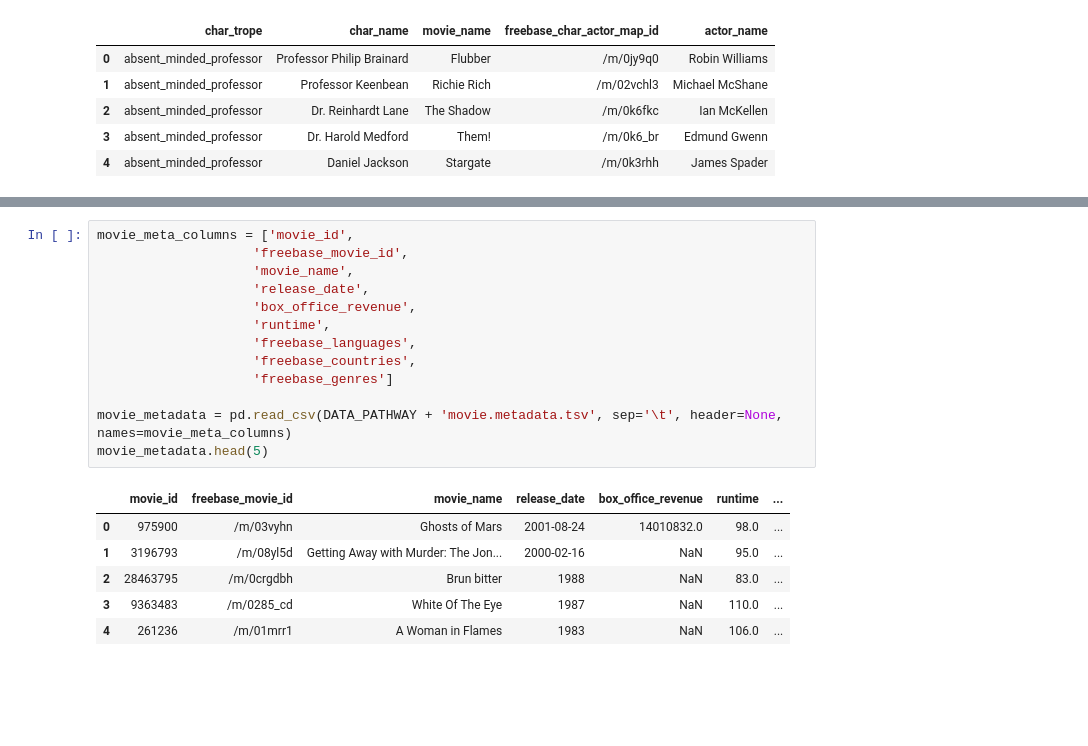
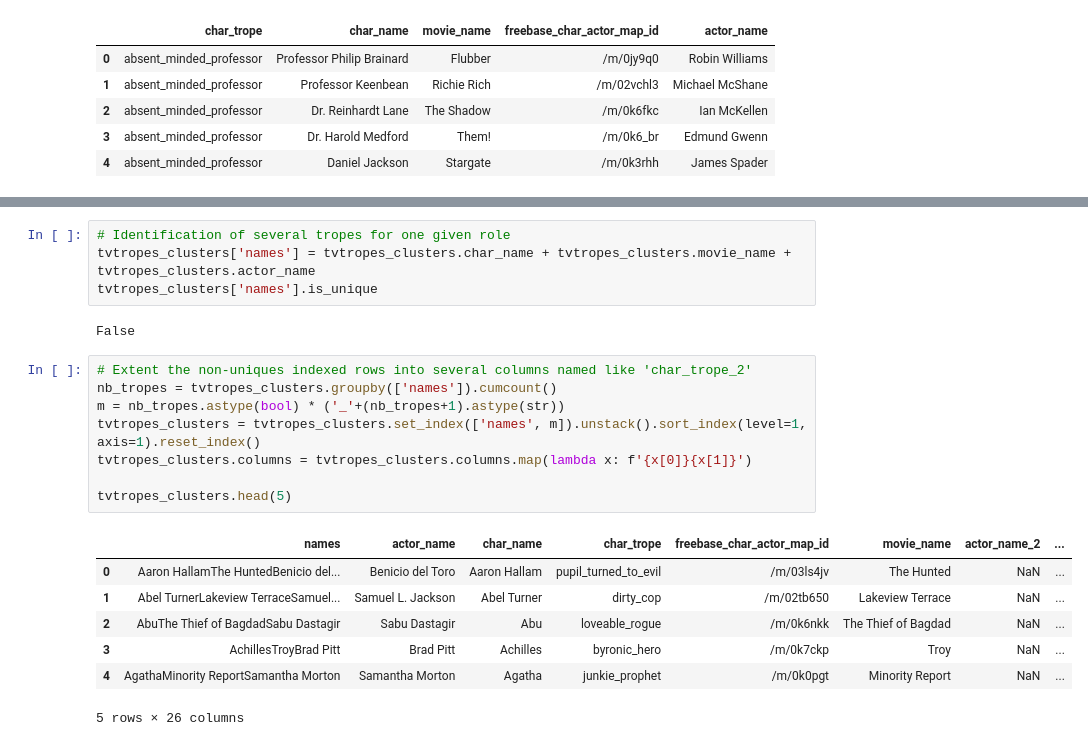
Before and after one commit to epfl-ada/ada-2022-project-adlucere2022, a Jupyter notebook: InitialDataExploration_Raph.ipynb, the cells around one changed output, grey strips where cells are left out. Cells and saved outputs as stored; diff of their text form; blank space fills up the shorter version.

```diff
--- a/InitialDataExploration_Raph.ipynb
+++ b/InitialDataExploration_Raph.ipynb
@@ -103,20 +129,22 @@ char_metadata.head(5)
-# %%
-movie_meta_columns = ['movie_id',
-                    'freebase_movie_id',
-                    'movie_name',
-                    'release_date',
-                    'box_office_revenue',
-                    'runtime',
-                    'freebase_languages',
-                    'freebase_countries',
-                    'freebase_genres']
-
-movie_metadata = pd.read_csv(DATA_PATHWAY + 'movie.metadata.tsv', sep='\t', header=None, names=movie_meta_columns)
-movie_metadata.head(5)
-# %% [output]
-|  | movie_id | freebase_movie_id | movie_name | release_date | box_office_revenue | runtime | ... |
-| 0 | 975900 | /m/03vyhn | Ghosts of Mars | 2001-08-24 | 14010832.0 | 98.0 | ... |
-| 1 | 3196793 | /m/08yl5d | Getting Away with Murder: The Jon... | 2000-02-16 | NaN | 95.0 | ... |
-| 2 | 28463795 | /m/0crgdbh | Brun bitter | 1988 | NaN | 83.0 | ... |
-| 3 | 9363483 | /m/0285_cd | White Of The Eye | 1987 | NaN | 110.0 | ... |
-| 4 | 261236 | /m/01mrr1 | A Woman in Flames | 1983 | NaN | 106.0 | ... |
+# %%
+# Identification of several tropes for one given role
+tvtropes_clusters['names'] = tvtropes_clusters.char_name + tvtropes_clusters.movie_name + tvtropes_clusters.actor_name
+tvtropes_clusters['names'].is_unique
+# %% [output]
+False
+# %%
+# Extent the non-uniques indexed rows into several columns named like 'char_trope_2'
+nb_tropes = tvtropes_clusters.groupby(['names']).cumcount()
+m = nb_tropes.astype(bool) * ('_'+(nb_tropes+1).astype(str))
+tvtropes_clusters = tvtropes_clusters.set_index(['names', m]).unstack().sort_index(level=1, axis=1).reset_index()
+tvtropes_clusters.columns = tvtropes_clusters.columns.map(lambda x: f'{x[0]}{x[1]}')
+
+tvtropes_clusters.head(5)
+# %% [output]
+|  | names | actor_name | char_name | char_trope | freebase_char_actor_map_id | movie_name | actor_name_2 | ... |
+| 0 | Aaron HallamThe HuntedBenicio del... | Benicio del Toro | Aaron Hallam | pupil_turned_to_evil | /m/03ls4jv | The Hunted | NaN | ... |
+| 1 | Abel TurnerLakeview TerraceSamuel... | Samuel L. Jackson | Abel Turner | dirty_cop | /m/02tb650 | Lakeview Terrace | NaN | ... |
+| 2 | AbuThe Thief of BagdadSabu Dastagir | Sabu Dastagir | Abu | loveable_rogue | /m/0k6nkk | The Thief of Bagdad | NaN | ... |
+| 3 | AchillesTroyBrad Pitt | Brad Pitt | Achilles | byronic_hero | /m/0k7ckp | Troy | NaN | ... |
+| 4 | AgathaMinority ReportSamantha Morton | Samantha Morton | Agatha | junkie_prophet | /m/0k0pgt | Minority Report | NaN | ... |
+5 rows × 26 columns
```
Also changed, not shown: parts of 27 cells of this notebook.
